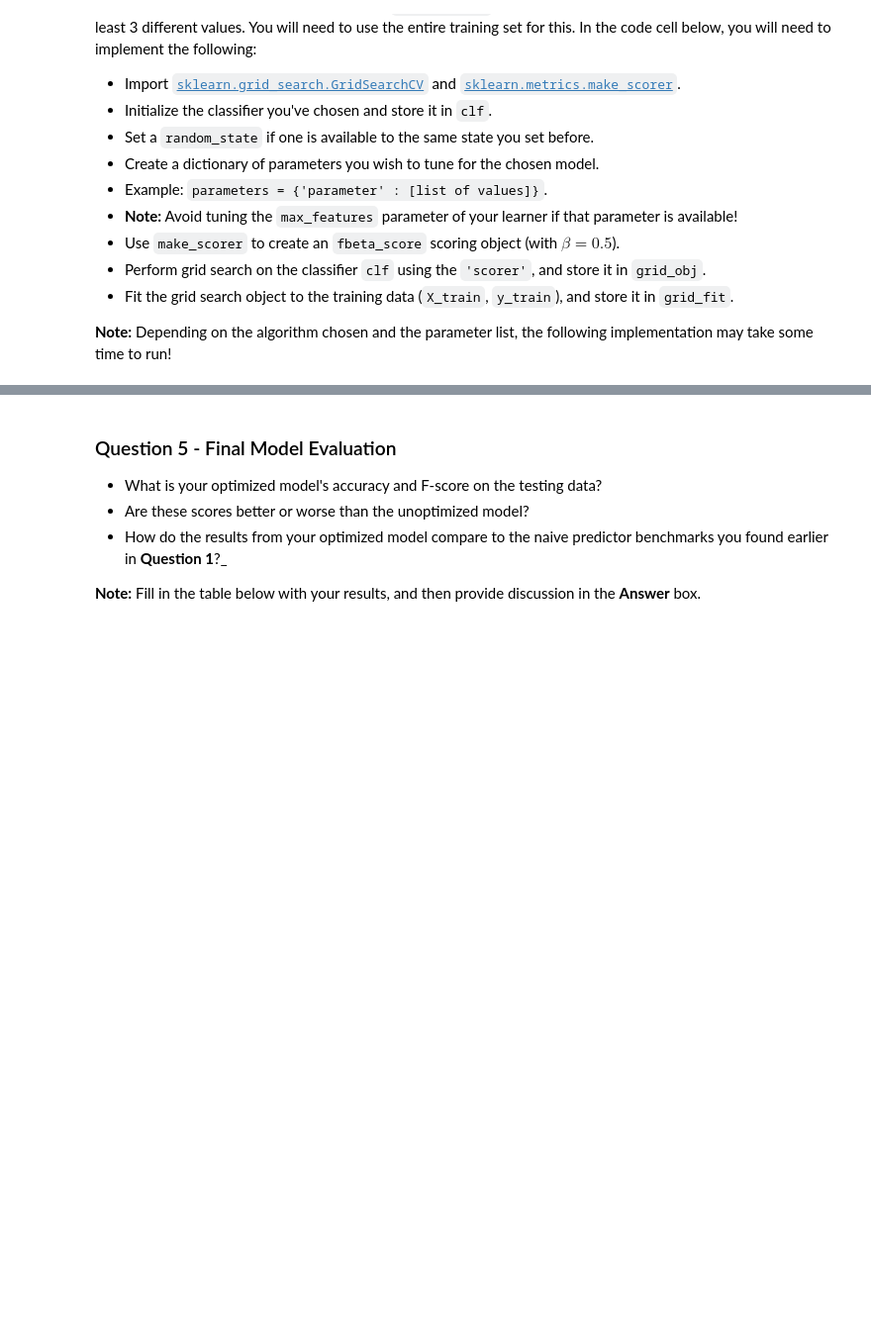
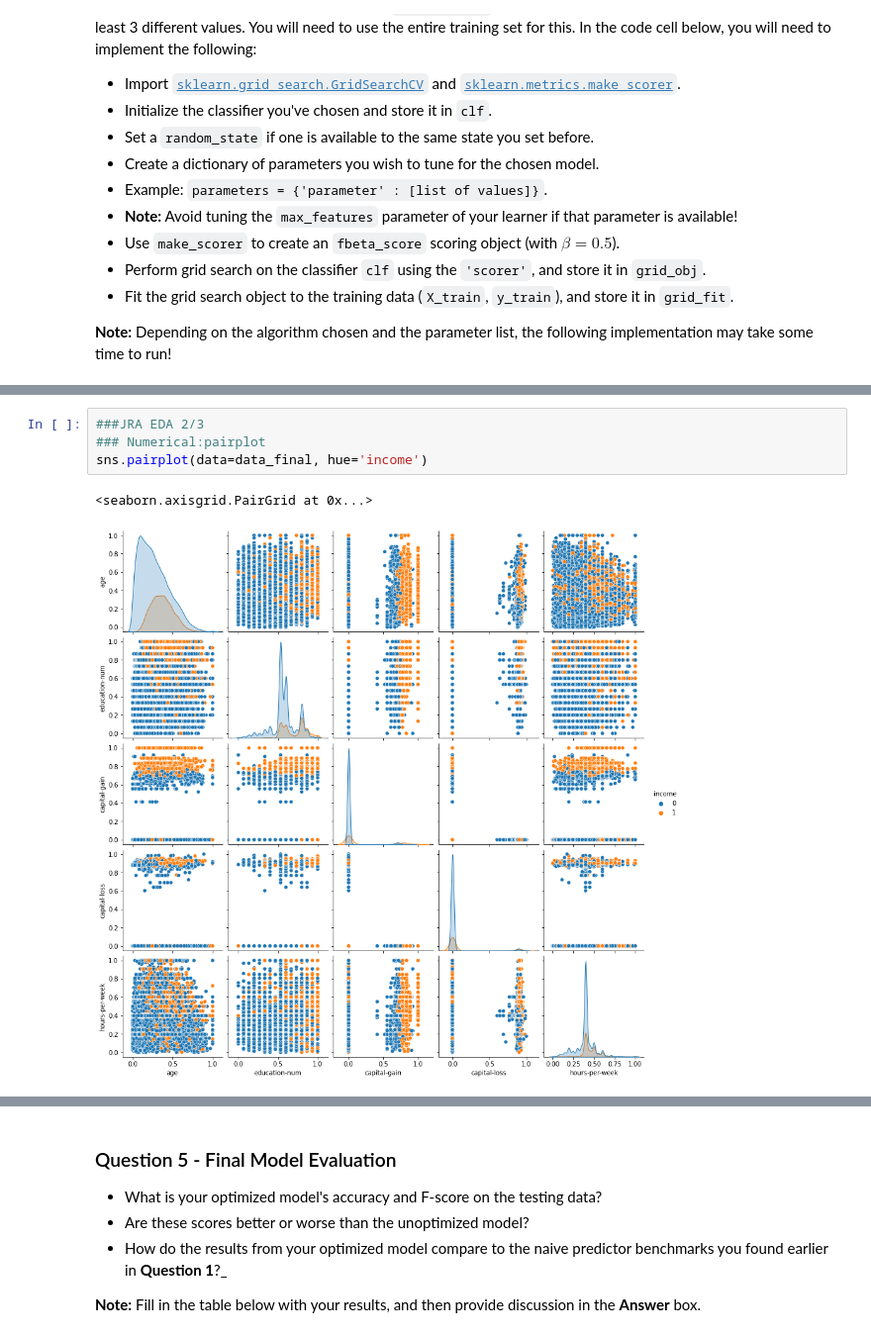
Before and after one commit to udacity/DSND_Term1, a Jupyter notebook: projects/p1_charityml/finding_donors.ipynb, the cells around one changed output, grey strips where cells are left out. Shown: that part at 99% size. Drawn from its saved outputs; the diff is of its cells as text; blank space fills up the shorter version.

```diff
--- a/projects/p1_charityml/finding_donors.ipynb
+++ b/projects/p1_charityml/finding_donors.ipynb
@@ -525,0 +534,7 @@ print(best_clf.get_params())
+# %%
+###JRA EDA 2/3
+### Numerical:pairplot
+sns.pairplot(data=data_final, hue='income')
+# %% [output]
+<seaborn.axisgrid.PairGrid at 0x...>
+[figure, added]
```
Also changed, not shown: parts of 21 cells of this notebook, 2 other files.
